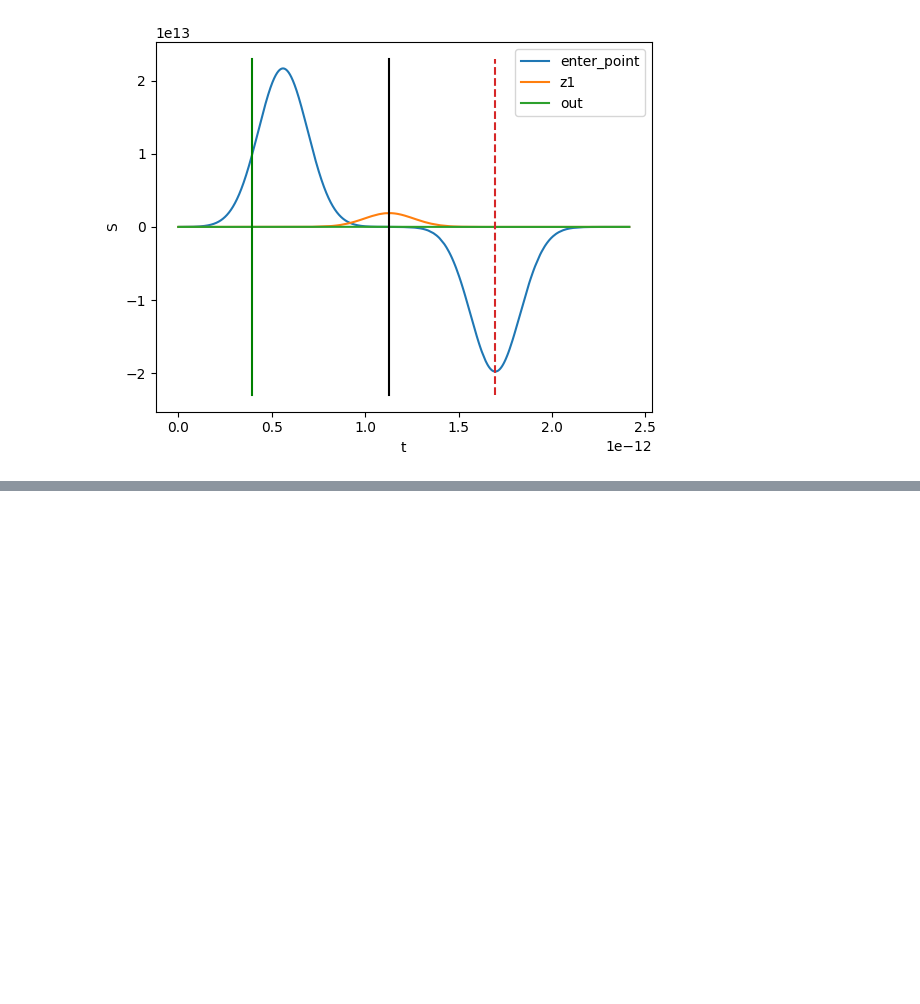
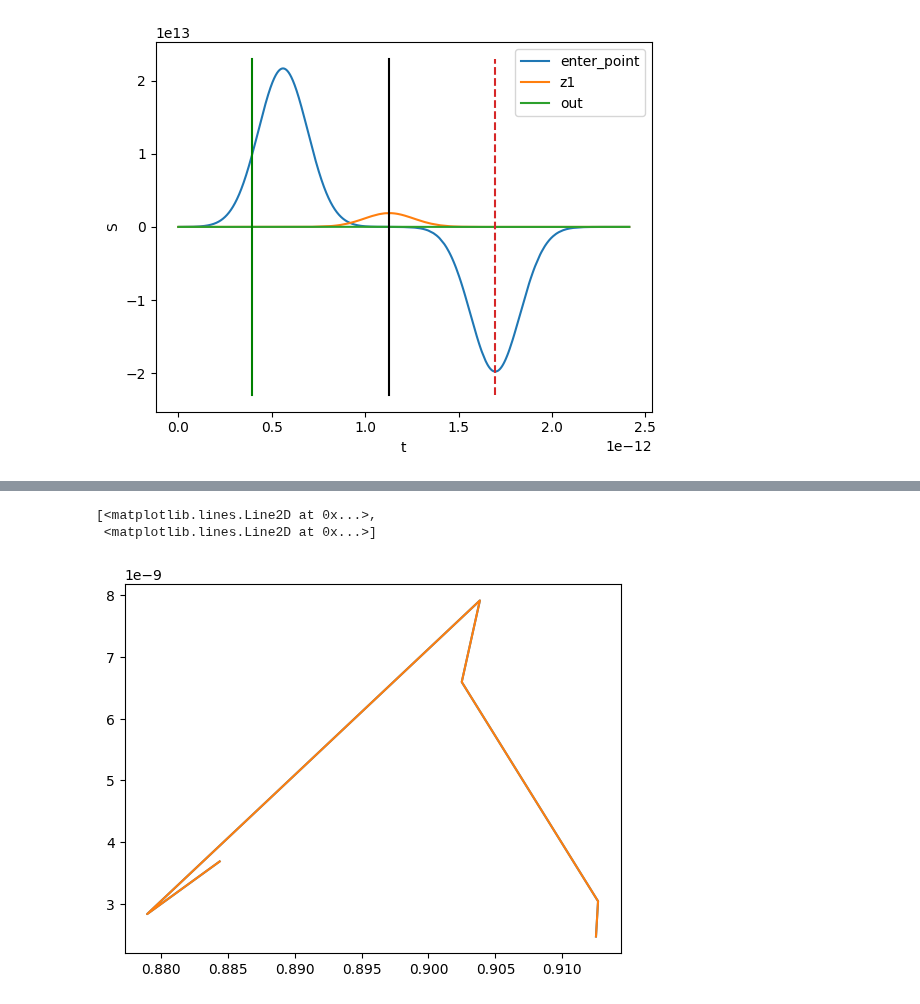
Before and after one commit to shalomori123/LLG_framework, a Jupyter notebook: improve_time_run_and_ram/real_condition.ipynb, the cells around one changed output, grey strips where cells are left out. Cells and saved outputs as stored; diff of their text form; code cells hidden in the pictures; blank space fills up the shorter version.

```diff
--- a/improve_time_run_and_ram/real_condition.ipynb
+++ b/improve_time_run_and_ram/real_condition.ipynb
@@ -166,9 +160,7 @@ B_opt =2.4e5 #[A/m ] = 0.3[T]
 w= 2*np.pi/(mean_wave_lenght/sim.c)
 
 # path = "C:\maxwell-LLG\ws\final_result\Return_Transmision_Included\\"
-#path = "C:\maxwell-LLG\ws\simulation_result\Return_Tranmision_Incloud\\"
-
-path = "C:\asif_shalom\return_transmission\\"
+path = "C:\maxwell-LLG\ws\simulation_result\Return_Tranmision_Incloud\\"
 
 
 
@@ -190,7 +182,7 @@ peak_enter_time= sefe_start * sigma_pulse
 fie = np.pi/2
 
 #material properties
-magntic_name = ["Co", "Fe", "Ni"]
+magntic_name = ["Co", "Ni", "Fe"] # condactivity order
 conductive_name = ["Au", "Pt"]
 
 magntic_eps = [Co_er, Fe_er, Ni_er ]
@@ -250,7 +242,7 @@ KeyboardInterrupt:
 
 ms_to_ms_for_all = np.zeros((12, z_indexes[1]- z_indexes[0],3))
 fie_for_all = np.zeros((12, z_indexes[1]- z_indexes[0]))
-magntic_name = ["Co", "Fe", "Ni"]
+magntic_name = ["Co", "Ni", "Fe"]
 conductive_name = ["Au", "Pt"]
 
 
@@ -270,17 +262,17 @@ for mag in range(3):
             ms  = np.real(data["ms in locations"])
             z2_in_ms = data["matitral location"][1]-data["matitral location"][0]
 
-            ms_size = np.mean((ms[:,:z2_in_ms,0]**2+ ms[:,:z2_in_ms,1]**2 + ms[:,:z2_in_ms,2]**2)**0.5,0)
+            # ms_size = np.mean((ms[:,:z2_in_ms,0]**2+ ms[:,:z2_in_ms,1]**2 + ms[:,:z2_in_ms,2]**2)**0.5,0)
 
 
-            sim_cycle_steps = int(time_cycal/(data["dt"]*data["time intervals"]))
-            ms_to_mesher = np.mean(ms[-2*sim_cycle_steps:,:z2_in_ms,:],0)
+            # sim_cycle_steps = int(time_cycal/(data["dt"]*data["time intervals"]))
+            # ms_to_mesher = np.mean(ms[-2*sim_cycle_steps:,:z2_in_ms,:],0)
 
 
             # mz_to_m0_in_every_time_step_every_dz = np.real(ms[-2*sim_cycle_steps:,:z2_in_ms,2])/np.real(ms[0,:z2_in_ms,0])
             # mz_to_m0_in_every_dz = np.mean(ms[-2*sim_cycle_steps:,:z2_in_ms,2],0)/ms_size
             # my_to_m0_in_every_dz = np.mean(ms[-2*sim_cycle_steps:,:z2_in_ms,1],0)/ms_size
-            ms_to_ms_for_all[i,:,:]= ms_to_mesher
+            ms_to_ms_for_all[i,:,:]= ms[-1,:z2_in_ms,:]
 
 
 
@@ -290,7 +282,7 @@ for mag in range(3):
             i += 1
 
 data = {"mz": ms_to_ms_for_all[:,:,2], "my" : ms_to_ms_for_all[:,:,1], "mx": ms_to_ms_for_all[:,:,0]}
-file_name = path + "summrize.npy"
+file_name = path + "summrize_true_FWHM.npy"
 np.save(file_name, data)
 # %% [output]
 0
@@ -480,6 +472,7 @@ S_pass = np.zeros((6,2))
 S_after_material = np.zeros((6,2))
 S_bitween_materials = np.zeros((6,2))
 i =0
+
 for mag in range(3):
     for cond in range(2):
         for close_sistem in [False, True]:
@@ -512,9 +505,6 @@ for mag in range(3):
             t1 = int(peak_enter_time/data_dt + void_steps)
 
             t_hm = int((sefe_start* 0.5* (np.log(2)**-0.5) * FWHM)/data_dt)
-            t2 =int( t1 + void_steps)
-            t3 = t2 + 2 * magntic_steps// data["time intervals"]
-            t2_5 =int((t2+ t3)//2)
 
             E = np.zeros((np.size(E_file, 0), np.size(E_file,1), 3)) # (time, loction, dimantion)
             H = np.zeros((np.size(E_file, 0), np.size(E_file,1), 3)) # (time, loction, dimantion)
@@ -522,7 +512,7 @@ for mag in range(3):
             E[:,:,0:2] = sim.heta* np. real(E_file)
             H[:,:,0:2] = np.real(data["H in locations"])
 
-            S = np.cross(np.real(E),np.real(H))
+            S = np.cross(E,H)
 
             S_in_enter_point = S[:,z_enter,2]
             S_in_z1 = S[:,z_matirel,2]
@@ -538,9 +528,31 @@ for mag in range(3):
             S_after_material[i,c] = sum(S[:,z_out,2])*data_dt
             S_bitween_materials[i,c] = sum(S[:,z_end_magnet,2])*data_dt
 
-    i += 1
+        i += 1
 
 
-transmition = S_pass/ S_transmission
-Return = S_return/ S_transmission
+transmition = abs(S_pass/ S_transmission)
+Return = abs(S_return/ S_transmission)
+chack = (transmition + Return).T
+
+open_vs_close_T = (transmition[:,1] - transmition[:,0])
+open_vs_close_R = (Return[:,1] - Return[:,0])
+print("**********Return**********")
+print(Return.T)
+print("**********Transmition**********")
+print(transmition.T)
+print("**********Open - Close T**********")
+print(open_vs_close_T.T)
+print("**********Open - Close R**********")
+print(open_vs_close_R.T)
+print("**********T+R**********")
+print(chack)
+print(np.exp(-8.6))
+
+d = {"Transmition" : open_vs_close_T, "Return": open_vs_close_R , "a" : [0.02 ,0.025, 0.02, 0.025, 0.05, 0.06] }
+file_name = path + "plot_RT_vs_alpha.npy"
+np.save(file_name, d)
+
+plt.plot(transmition, open_vs_close_T)
+plt.plot(Return, open_vs_close_R)
 # %% [output]
@@ -563,0 +575,3 @@ using numbers : [0, 1, 4, 2]
+[<matplotlib.lines.Line2D at 0x...>,
+ <matplotlib.lines.Line2D at 0x...>]
+[figure, added]
```
Also changed, not shown: parts of 3 cells of this notebook, 4 other files.
